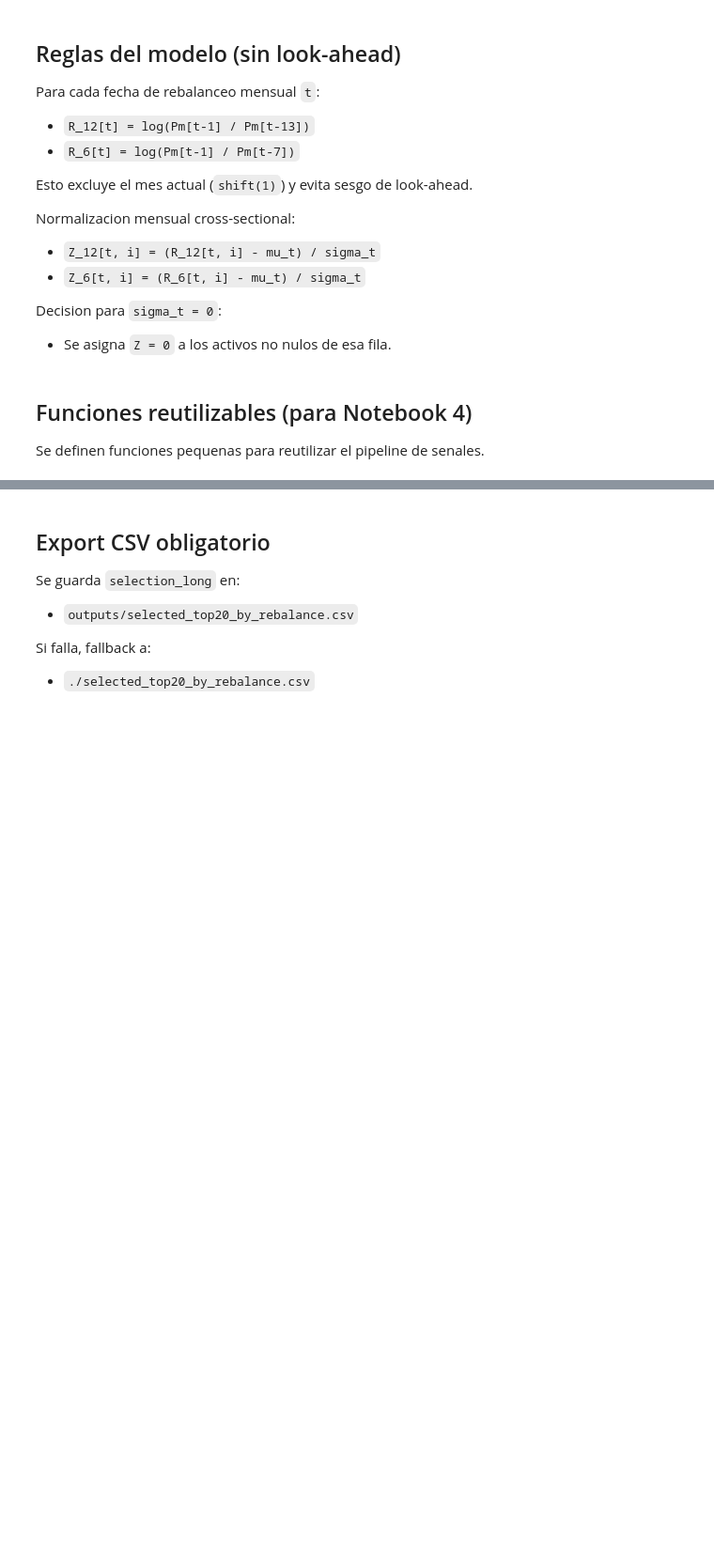
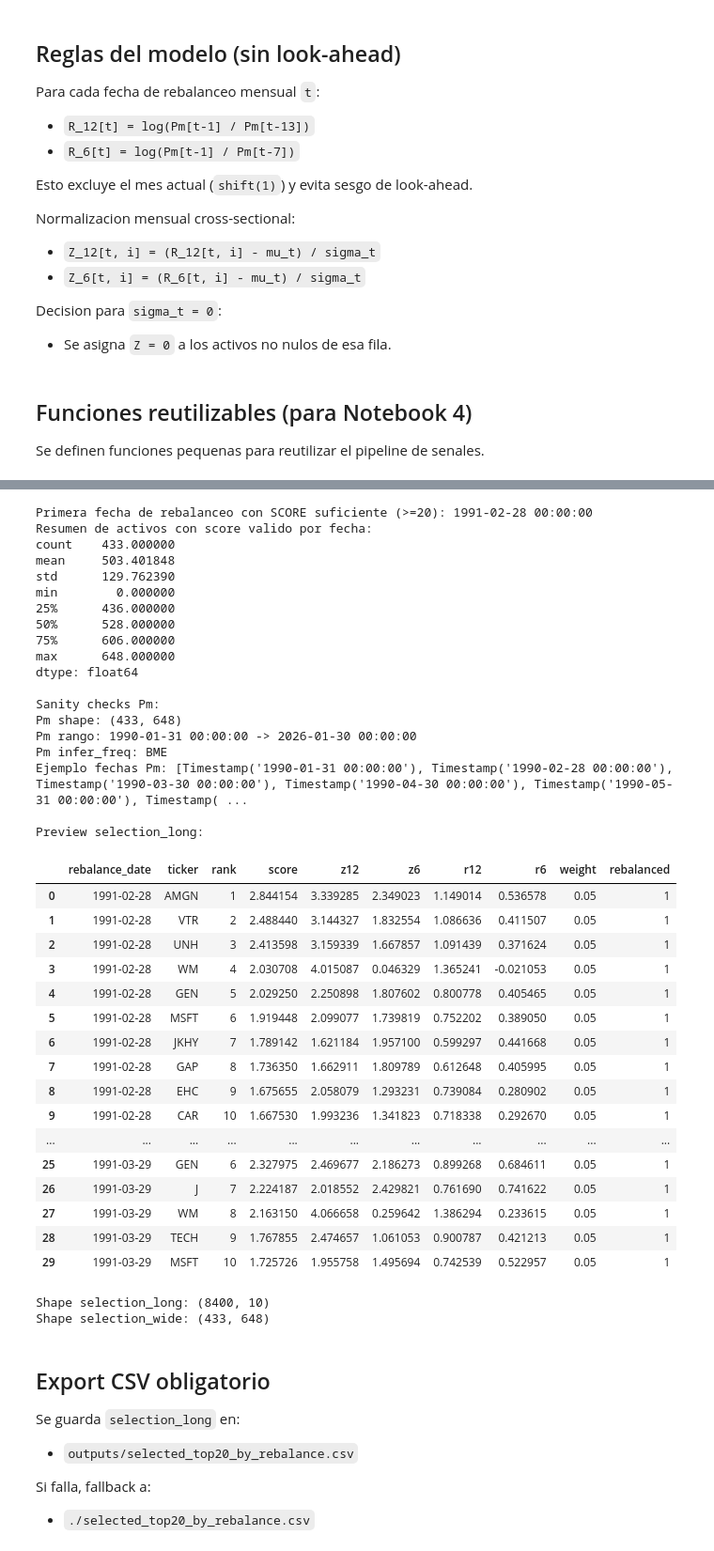
Before and after one commit to alonsodt/Algoritmos-de-Inversion-y-Backtesting, a Jupyter notebook: notebooks/Notebook_3_Estrategia_Momentum_Senales.ipynb, the cells around one changed output, grey strips where cells are left out. Shown at 94% size. Drawn from its saved outputs; the diff is of its cells as text; code cells hidden in the pictures; blank space fills up the shorter version.

```diff
--- a/notebooks/Notebook_3_Estrategia_Momentum_Senales.ipynb
+++ b/notebooks/Notebook_3_Estrategia_Momentum_Senales.ipynb
@@ -521,3 +569,81 @@ print("Shape selection_wide:", selection_wide.shape)
+# %%
+top_n = 20
+
+R12, R6 = compute_momentum(Pm)
+
+# Primera fecha valida basada en SCORES validos (no solo R12)
+Z12_tmp = cross_sectional_zscore(R12)
+Z6_tmp = cross_sectional_zscore(R6)
+score_tmp = 0.5 * (Z12_tmp + Z6_tmp)
+
+valid_score_count = score_tmp.notna().sum(axis=1)
+first_rebalance = valid_score_count[valid_score_count >= top_n].index.min()
+
+if pd.isna(first_rebalance):
+    raise ValueError(f"No existe ninguna fecha con al menos {top_n} scores validos.")
+
+print("Primera fecha de rebalanceo con SCORE suficiente (>=20):", first_rebalance)
+
+print("Resumen de activos con score valido por fecha:")
+print(valid_score_count.describe())
+
+selection_wide, selection_long = build_scores_and_select(
+    R12,
+    R6,
+    top_n=top_n,
+    hold_last_weights=True,
+)
+
+print("\nSanity checks Pm:")
+print("Pm shape:", Pm.shape)
+print("Pm rango:", Pm.index.min(), "->", Pm.index.max())
+print("Pm infer_freq:", pd.infer_freq(Pm.index))
+print("Ejemplo fechas Pm:", list(Pm.index[:6]))
+
+print("\nPreview selection_long:")
+display(selection_long.head(30))
+
+print("Shape selection_long:", selection_long.shape)
+print("Shape selection_wide:", selection_wide.shape)
+# %% [output]
+Primera fecha de rebalanceo con SCORE suficiente (>=20): 1991-02-28 00:00:00
+Resumen de activos con score valido por fecha:
+count    433.000000
+mean     503.401848
+std      129.762390
+min        0.000000
+25%      436.000000
+50%      528.000000
+75%      606.000000
+max      648.000000
+dtype: float64
+
+Sanity checks Pm:
+Pm shape: (433, 648)
+Pm rango: 1990-01-31 00:00:00 -> 2026-01-30 00:00:00
+Pm infer_freq: BME
+Ejemplo fechas Pm: [Timestamp('1990-01-31 00:00:00'), Timestamp('1990-02-28 00:00:00'), Timestamp('1990-03-30 00:00:00'), Timestamp('1990-04-30 00:00:00'), Timestamp('1990-05-31 00:00:00'), Timestamp( ...
+
+Preview selection_long:
+|  | rebalance_date | ticker | rank | score | z12 | z6 | r12 | r6 | weight | rebalanced |
+| 0 | 1991-02-28 | AMGN | 1 | 2.844154 | 3.339285 | 2.349023 | 1.149014 | 0.536578 | 0.05 | 1 |
+| 1 | 1991-02-28 | VTR | 2 | 2.488440 | 3.144327 | 1.832554 | 1.086636 | 0.411507 | 0.05 | 1 |
+| 2 | 1991-02-28 | UNH | 3 | 2.413598 | 3.159339 | 1.667857 | 1.091439 | 0.371624 | 0.05 | 1 |
+| 3 | 1991-02-28 | WM | 4 | 2.030708 | 4.015087 | 0.046329 | 1.365241 | -0.021053 | 0.05 | 1 |
+| 4 | 1991-02-28 | GEN | 5 | 2.029250 | 2.250898 | 1.807602 | 0.800778 | 0.405465 | 0.05 | 1 |
+| 5 | 1991-02-28 | MSFT | 6 | 1.919448 | 2.099077 | 1.739819 | 0.752202 | 0.389050 | 0.05 | 1 |
+| 6 | 1991-02-28 | JKHY | 7 | 1.789142 | 1.621184 | 1.957100 | 0.599297 | 0.441668 | 0.05 | 1 |
+| 7 | 1991-02-28 | GAP | 8 | 1.736350 | 1.662911 | 1.809789 | 0.612648 | 0.405995 | 0.05 | 1 |
+| 8 | 1991-02-28 | EHC | 9 | 1.675655 | 2.058079 | 1.293231 | 0.739084 | 0.280902 | 0.05 | 1 |
+| 9 | 1991-02-28 | CAR | 10 | 1.667530 | 1.993236 | 1.341823 | 0.718338 | 0.292670 | 0.05 | 1 |
+| ... | ... | ... | ... | ... | ... | ... | ... | ... | ... | ... |
+| 25 | 1991-03-29 | GEN | 6 | 2.327975 | 2.469677 | 2.186273 | 0.899268 | 0.684611 | 0.05 | 1 |
+| 26 | 1991-03-29 | J | 7 | 2.224187 | 2.018552 | 2.429821 | 0.761690 | 0.741622 | 0.05 | 1 |
+| 27 | 1991-03-29 | WM | 8 | 2.163150 | 4.066658 | 0.259642 | 1.386294 | 0.233615 | 0.05 | 1 |
+| 28 | 1991-03-29 | TECH | 9 | 1.767855 | 2.474657 | 1.061053 | 0.900787 | 0.421213 | 0.05 | 1 |
+| 29 | 1991-03-29 | MSFT | 10 | 1.725726 | 1.955758 | 1.495694 | 0.742539 | 0.522957 | 0.05 | 1 |
+Shape selection_long: (8400, 10)
+Shape selection_wide: (433, 648)
 # %% [markdown]
 ## Export CSV obligatorio
 
```
Also changed, not shown: parts of 10 cells of this notebook, 3 other files.
